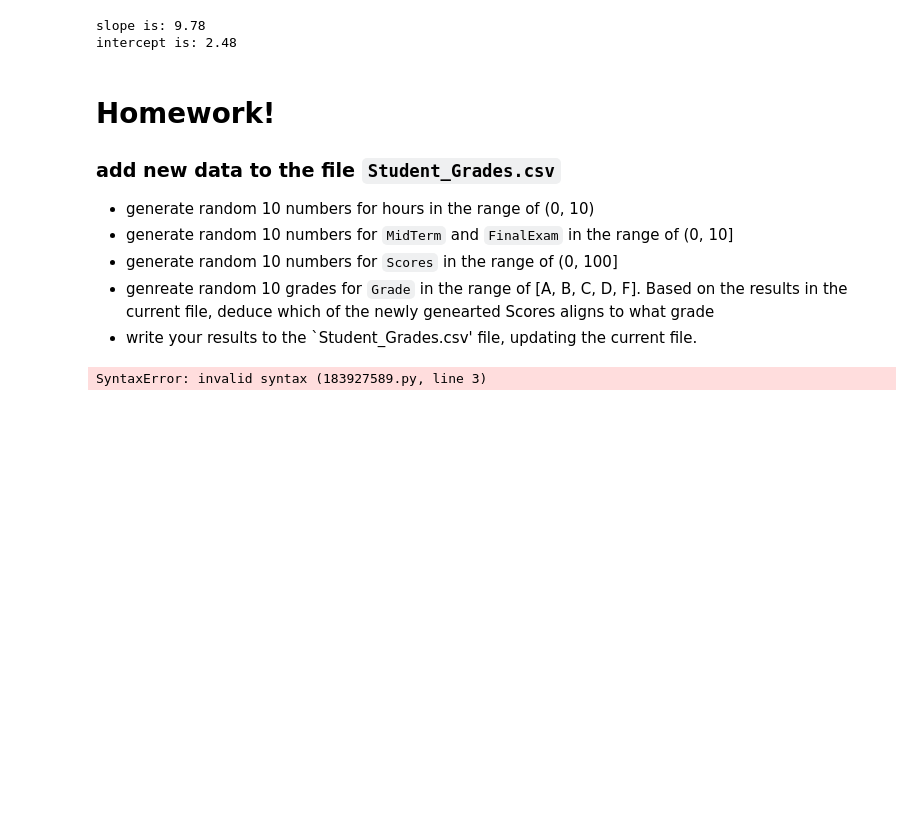
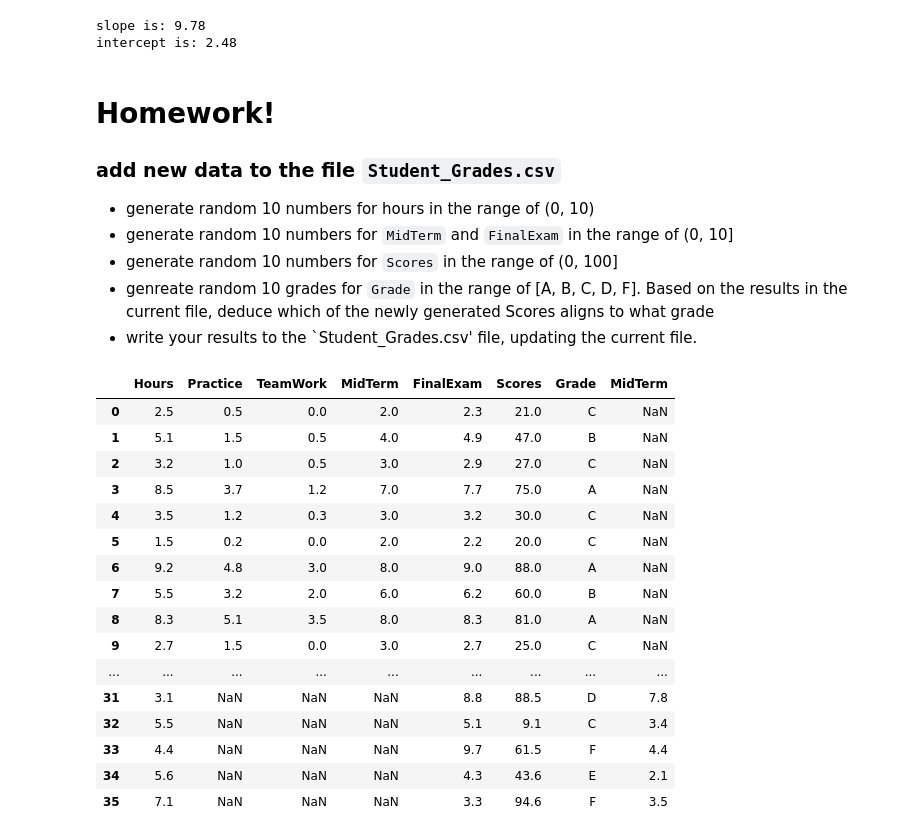
Before and after one commit to Sebastian42-5/python-2, a Jupyter notebook: week 3/regression exercises.ipynb, the cells around one changed output. Cells and saved outputs as stored; diff of their text form; code cells hidden in the pictures; blank space fills up the shorter version.

```diff
--- a/week 3/regression exercises.ipynb
+++ b/week 3/regression exercises.ipynb
@@ -240,19 +218,49 @@ intercept is: 2.48
 - generate random 10 numbers for hours in the range of (0, 10)
 - generate random 10 numbers for `MidTerm` and `FinalExam` in the range of (0, 10]
 - generate random 10 numbers for `Scores` in the range of (0, 100]
-- genreate random 10 grades for `Grade` in the range of [A, B, C, D, F].  Based on the results in the current file, deduce which of the newly genearted Scores aligns to what grade
+- genreate random 10 grades for `Grade` in the range of [A, B, C, D, F].  Based on the results in the current file, deduce which of the newly generated Scores aligns to what grade
 - write your results to the `Student_Grades.csv' file, updating the current file.
 # %%
 # Your code here
 
-hours =  np.random.uniform(0, 10, size = (1, 10)).round(1)
+hours = np.random.uniform(0, 10, size =10).round(1)
 
-midterm_exam =
+midterm_exam = np.random.uniform(0, 10, size =10).round(1)
 
-final_scores = np.random.uniform(0, 100, size = (1, 10))
+final_exam = np.random.uniform(0, 10, size =10).round(1)
 
-final_grades = np.random.choice(['A', 'B', 'C', 'D', 'E', 'F'], size = (1, 10))
+final_scores = np.random.uniform(0, 100, size =10).round(1)
 
-Student_Grades.csv
+final_grades = np.random.choice(['A', 'B', 'C', 'D', 'E', 'F'], size = 10)
+
+new_df = pd.DataFrame({
+    'Hours': hours,
+    'MidTerm': midterm_exam,
+    'FinalExam': final_exam,
+    'Scores': final_scores,
+    'Grade': final_grades
+})
+
+grades_df = pd.concat([grades_df, new_df], ignore_index = True)
+
+grades_df.to_csv('Student_Grades.csv', index = False)
+
+grades_df
 # %% [output]
-SyntaxError: invalid syntax (183927589.py, line 3)
+|  | Hours | Practice | TeamWork | MidTerm | FinalExam | Scores | Grade | MidTerm |
+| 0 | 2.5 | 0.5 | 0.0 | 2.0 | 2.3 | 21.0 | C | NaN |
+| 1 | 5.1 | 1.5 | 0.5 | 4.0 | 4.9 | 47.0 | B | NaN |
+| 2 | 3.2 | 1.0 | 0.5 | 3.0 | 2.9 | 27.0 | C | NaN |
+| 3 | 8.5 | 3.7 | 1.2 | 7.0 | 7.7 | 75.0 | A | NaN |
+| 4 | 3.5 | 1.2 | 0.3 | 3.0 | 3.2 | 30.0 | C | NaN |
+| 5 | 1.5 | 0.2 | 0.0 | 2.0 | 2.2 | 20.0 | C | NaN |
+| 6 | 9.2 | 4.8 | 3.0 | 8.0 | 9.0 | 88.0 | A | NaN |
+| 7 | 5.5 | 3.2 | 2.0 | 6.0 | 6.2 | 60.0 | B | NaN |
+| 8 | 8.3 | 5.1 | 3.5 | 8.0 | 8.3 | 81.0 | A | NaN |
+| 9 | 2.7 | 1.5 | 0.0 | 3.0 | 2.7 | 25.0 | C | NaN |
+| ... | ... | ... | ... | ... | ... | ... | ... | ... |
+| 31 | 3.1 | NaN | NaN | NaN | 8.8 | 88.5 | D | 7.8 |
+| 32 | 5.5 | NaN | NaN | NaN | 5.1 | 9.1 | C | 3.4 |
+| 33 | 4.4 | NaN | NaN | NaN | 9.7 | 61.5 | F | 4.4 |
+| 34 | 5.6 | NaN | NaN | NaN | 4.3 | 43.6 | E | 2.1 |
+| 35 | 7.1 | NaN | NaN | NaN | 3.3 | 94.6 | F | 3.5 |
```
Also changed, not shown: parts of 4 cells of this notebook, 1 other file.
